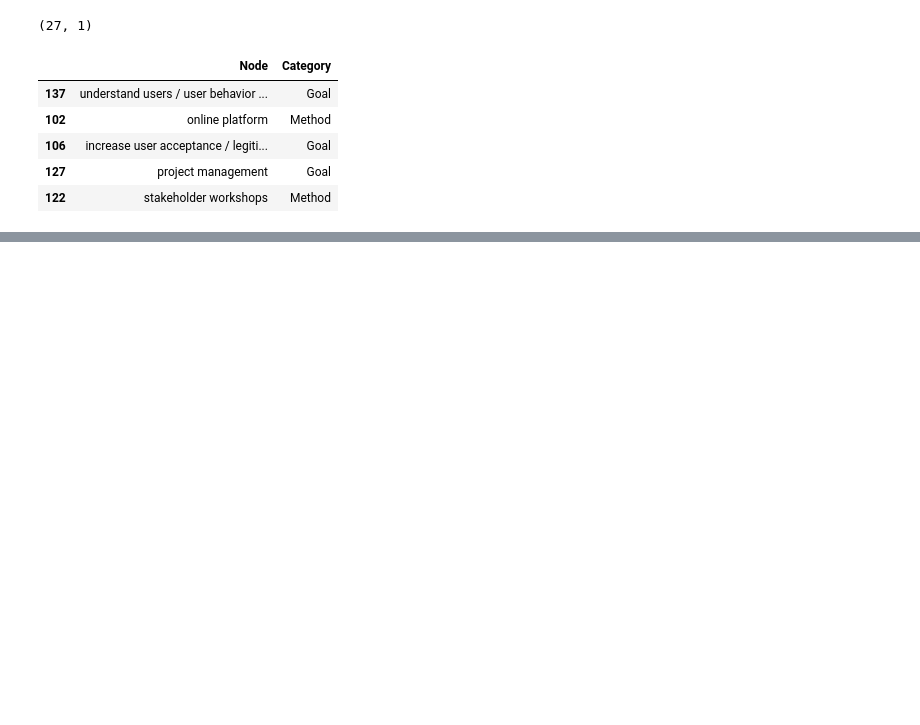
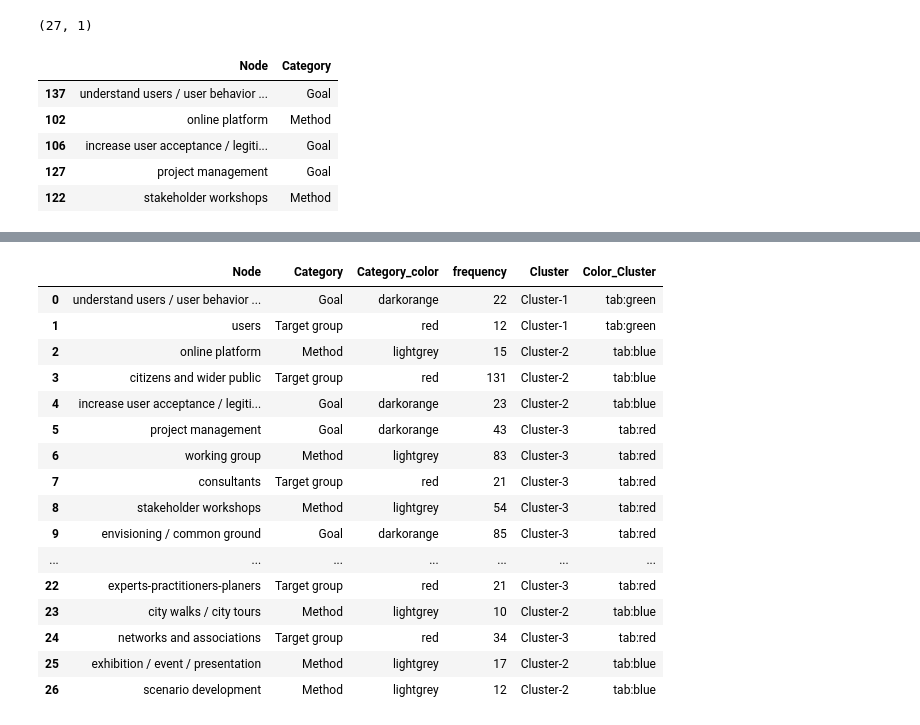
Before and after one commit to Diego-Dam/paper_co_creation_mobility_planning_germany, a Jupyter notebook: Co-Creation Paper.ipynb, the cells around one changed output, grey strips where cells are left out. Drawn from its saved outputs; the diff is of its cells as text; code cells hidden in the pictures; blank space fills up the shorter version.

```diff
--- a/Co-Creation Paper.ipynb
+++ b/Co-Creation Paper.ipynb
@@ -1048,0 +1043,5 @@ net_vis.show("network_association_rules.html")
+# %%
+# create list for all, 1st and 2nd level communities
+top_level_communities = next(communities_generator)
+next_level_communities = next(communities_generator)
+communities = sorted(map(sorted, top_level_communities))
@@ -1048,0 +1063,3 @@ net_vis.show("network_association_rules.html")
+# %%
+data = [[element, "Cluster-{}".format(ii + 1)] for ii, st in enumerate(next_level_communities) for element in sorted(st)]
+print(data)
@@ -1048,0 +1068,3 @@ net_vis.show("network_association_rules.html")
+# %%
+clusters = pd.DataFrame(data=data, columns=['Node', 'Cluster'])
+clusters.head(30)
@@ -1048,0 +1110,24 @@ net_vis.show("network_association_rules.html")
+# %%
+# following the clusters, attribute a color
+nodes["Color_Cluster"] = np.where(nodes["Cluster"] == "Cluster-1", "tab:green",
+                             (np.where(nodes["Cluster"] == "Cluster-2", "tab:blue",
+                                       (np.where(nodes["Cluster"] == "Cluster-3", "tab:red", 'Other')))))
+nodes.head(30)
+# %% [output]
+|  | Node | Category | Category_color | frequency | Cluster | Color_Cluster |
+| 0 | understand users / user behavior ... | Goal | darkorange | 22 | Cluster-1 | tab:green |
+| 1 | users | Target group | red | 12 | Cluster-1 | tab:green |
+| 2 | online platform | Method | lightgrey | 15 | Cluster-2 | tab:blue |
+| 3 | citizens and wider public | Target group | red | 131 | Cluster-2 | tab:blue |
+| 4 | increase user acceptance / legiti... | Goal | darkorange | 23 | Cluster-2 | tab:blue |
+| 5 | project management | Goal | darkorange | 43 | Cluster-3 | tab:red |
+| 6 | working group | Method | lightgrey | 83 | Cluster-3 | tab:red |
+| 7 | consultants | Target group | red | 21 | Cluster-3 | tab:red |
+| 8 | stakeholder workshops | Method | lightgrey | 54 | Cluster-3 | tab:red |
+| 9 | envisioning / common ground | Goal | darkorange | 85 | Cluster-3 | tab:red |
+| ... | ... | ... | ... | ... | ... | ... |
+| 22 | experts-practitioners-planers | Target group | red | 21 | Cluster-3 | tab:red |
+| 23 | city walks / city tours | Method | lightgrey | 10 | Cluster-2 | tab:blue |
+| 24 | networks and associations | Target group | red | 34 | Cluster-3 | tab:red |
+| 25 | exhibition / event / presentation | Method | lightgrey | 17 | Cluster-2 | tab:blue |
+| 26 | scenario development | Method | lightgrey | 12 | Cluster-2 | tab:blue |
```
Also changed, not shown: parts of 35 cells of this notebook.
